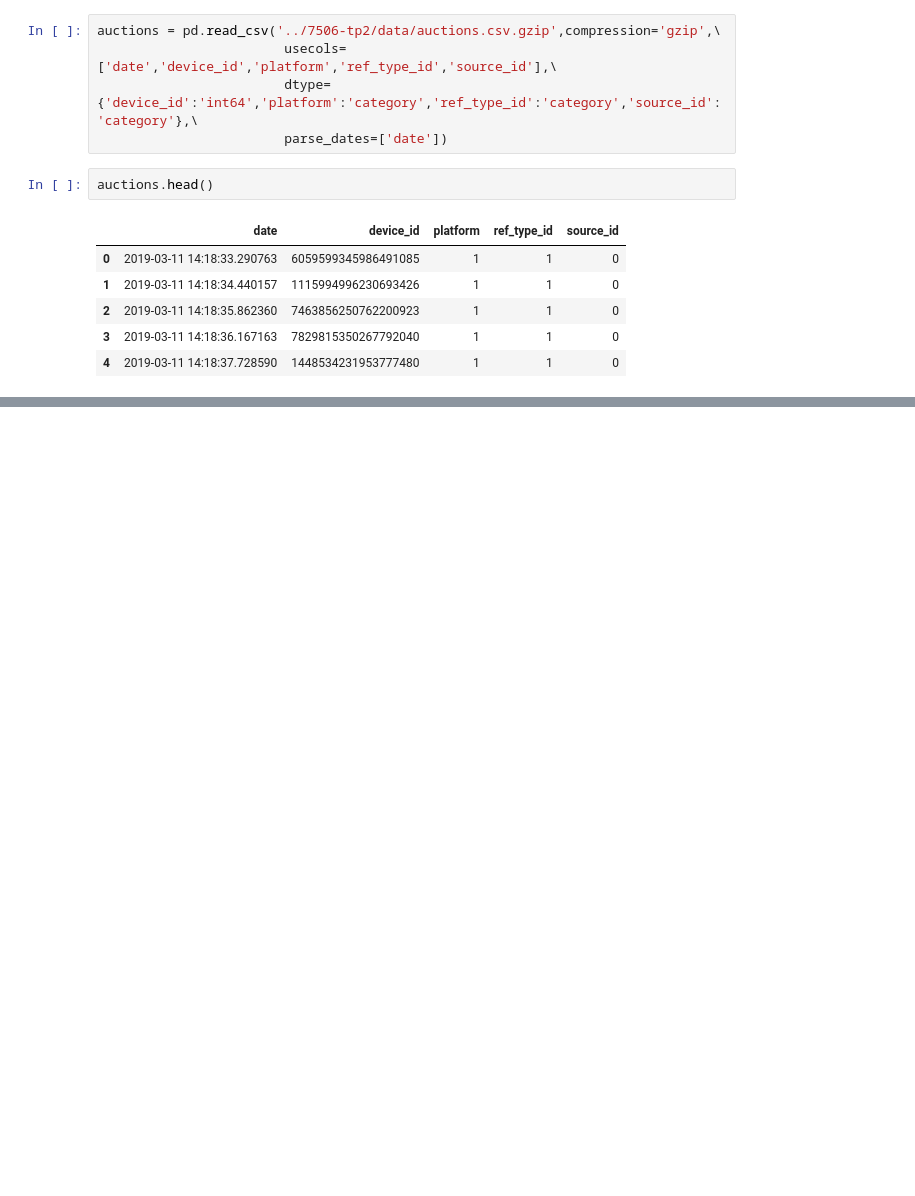
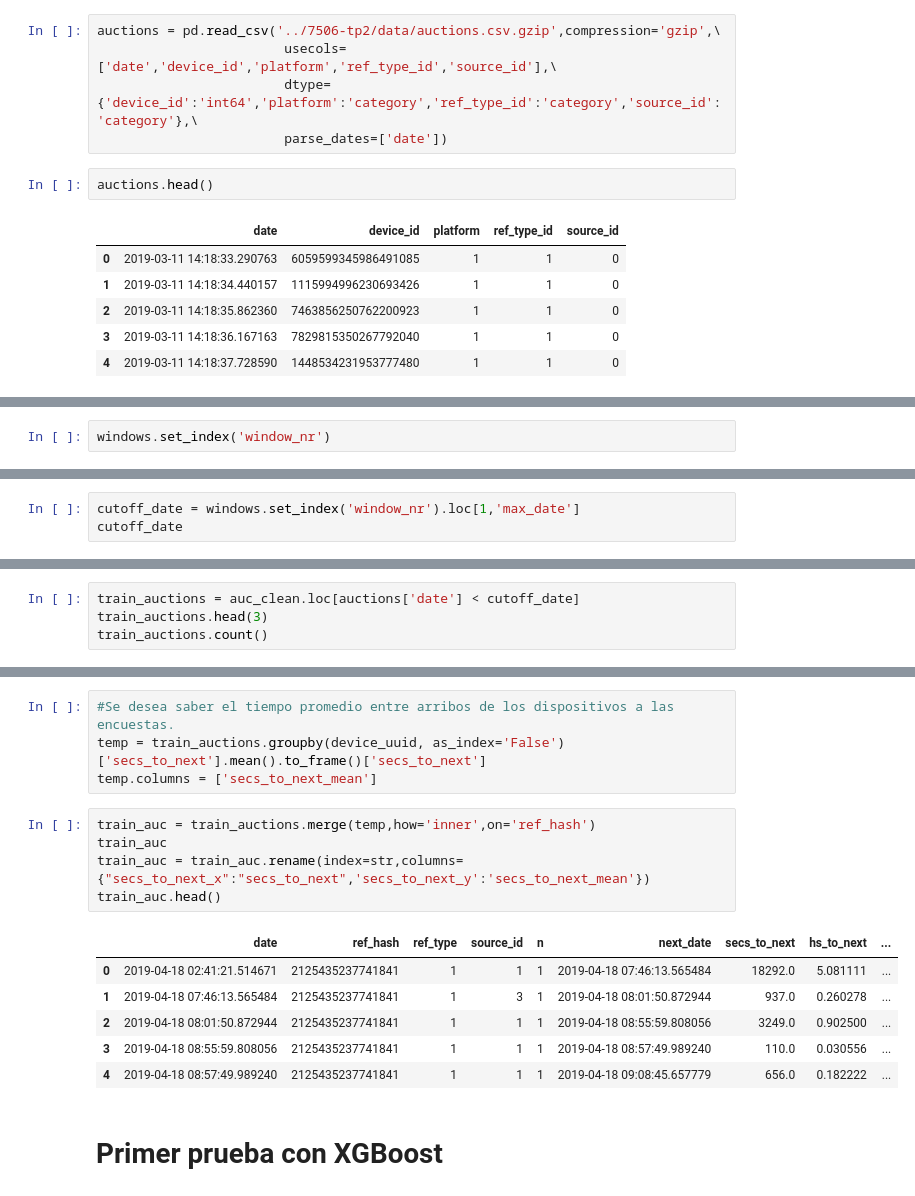
Before and after one commit to gatti2602/7506-datos, a Jupyter notebook: tp2/Lucas/tp2-Jampp.ipynb, the cells around one changed output, grey strips where cells are left out. Cells and saved outputs as stored; diff of their text form; blank space fills up the shorter version.

Commit message:
preparacion xgboost

```diff
--- a/tp2/Lucas/tp2-Jampp.ipynb
+++ b/tp2/Lucas/tp2-Jampp.ipynb
@@ -54,0 +239,2 @@ auctions.head()
+# %%
+windows.set_index('window_nr')
@@ -54,0 +264,3 @@ auctions.head()
+# %%
+cutoff_date = windows.set_index('window_nr').loc[1,'max_date']
+cutoff_date
@@ -54,0 +269,4 @@ auctions.head()
+# %%
+train_auctions = auc_clean.loc[auctions['date'] < cutoff_date]
+train_auctions.head(3)
+train_auctions.count()
@@ -54,0 +303,18 @@ auctions.head()
+# %%
+#Se desea saber el tiempo promedio entre arribos de los dispositivos a las encuestas.
+temp = train_auctions.groupby(device_uuid, as_index='False')['secs_to_next'].mean().to_frame()['secs_to_next']
+temp.columns = ['secs_to_next_mean']
+# %%
+train_auc = train_auctions.merge(temp,how='inner',on='ref_hash')
+train_auc
+train_auc = train_auc.rename(index=str,columns= {"secs_to_next_x":"secs_to_next",'secs_to_next_y':'secs_to_next_mean'})
+train_auc.head()
+# %% [output]
+|  | date | ref_hash | ref_type | source_id | n | next_date | secs_to_next | hs_to_next | ... |
+| 0 | 2019-04-18 02:41:21.514671 | 2125435237741841 | 1 | 1 | 1 | 2019-04-18 07:46:13.565484 | 18292.0 | 5.081111 | ... |
+| 1 | 2019-04-18 07:46:13.565484 | 2125435237741841 | 1 | 3 | 1 | 2019-04-18 08:01:50.872944 | 937.0 | 0.260278 | ... |
+| 2 | 2019-04-18 08:01:50.872944 | 2125435237741841 | 1 | 1 | 1 | 2019-04-18 08:55:59.808056 | 3249.0 | 0.902500 | ... |
+| 3 | 2019-04-18 08:55:59.808056 | 2125435237741841 | 1 | 1 | 1 | 2019-04-18 08:57:49.989240 | 110.0 | 0.030556 | ... |
+| 4 | 2019-04-18 08:57:49.989240 | 2125435237741841 | 1 | 1 | 1 | 2019-04-18 09:08:45.657779 | 656.0 | 0.182222 | ... |
+# %% [markdown]
+# Primer prueba con XGBoost
```
Also changed, not shown: parts of 30 cells of this notebook.
